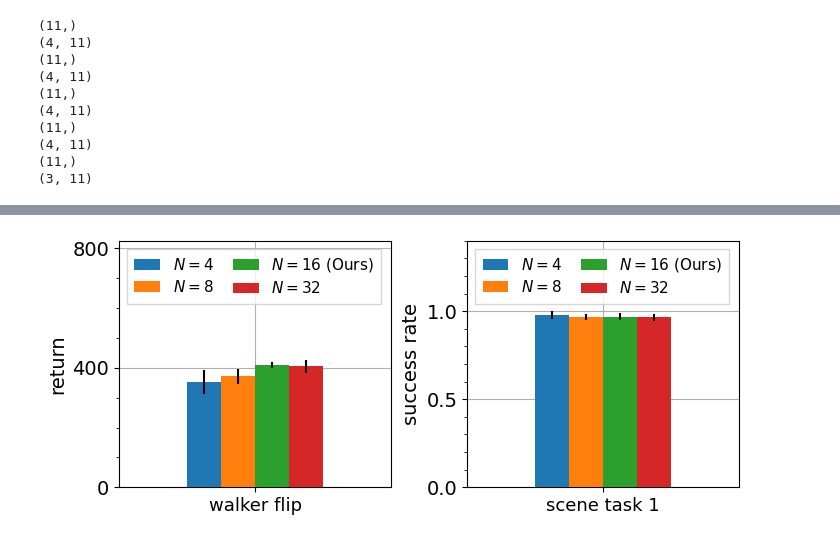
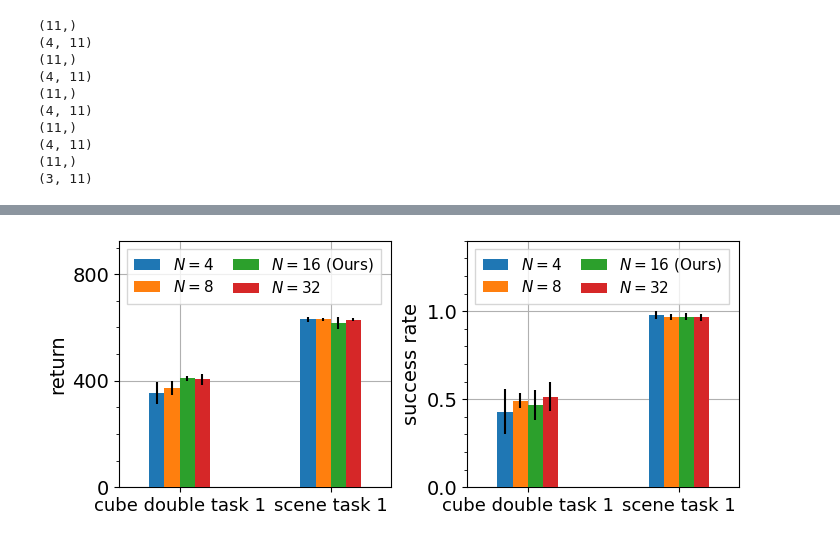
Before and after one commit to chongyi-zheng/ogbench, a Jupyter notebook: plot_scripts/hyperparameter_ablation_curve.ipynb, the cells around one changed output, grey strips where cells are left out. Drawn from its saved outputs; the diff is of its cells as text; code cells hidden in the pictures.

```diff
--- a/plot_scripts/hyperparameter_ablation_curve.ipynb
+++ b/plot_scripts/hyperparameter_ablation_curve.ipynb
@@ -353,20 +412,20 @@ plt.show()
 # %%
-# tasks = ['walker flip', 'quadruped jump', 'cube double task 1', 'scene task 1']
-tasks = ['walker flip', 'scene task 1']
+tasks = ['walker flip', 'quadruped jump', 'cube double task 1', 'scene task 1']
+# tasks = ['walker flip', 'scene task 1']
 
-num_flow_goals_4_mean = np.array([352.7175, 0.9800])
-num_flow_goals_4_std = np.array([40.9759, 0.0211])
-num_flow_goals_8_mean = np.array([372.2499, 0.9683])
-num_flow_goals_8_std = np.array([24.8461, 0.0184])
-num_flow_goals_16_mean = np.array([408.8778, 0.9700])
-num_flow_goals_16_std = np.array([10.3761, 0.0221])
-num_flow_goals_32_mean = np.array([405.1278, 0.9650])
-num_flow_goals_32_std = np.array([20.9662, 0.0184])
+num_flow_goals_4_mean = np.array([352.7175, 629.8878, 0.4300, 0.9800])
+num_flow_goals_4_std = np.array([40.9759, 8.2333, 0.1261, 0.0211])
+num_flow_goals_8_mean = np.array([372.2499, 630.1974, 0.4917, 0.9683])
+num_flow_goals_8_std = np.array([24.8461, 5.7754, 0.0437, 0.0184])
+num_flow_goals_16_mean = np.array([408.8778, 617.6067, 0.4683, 0.9700])
+num_flow_goals_16_std = np.array([10.3761, 23.2548, 0.0840, 0.0221])
+num_flow_goals_32_mean = np.array([405.1278, 628.6082, 0.5150, 0.9650])
+num_flow_goals_32_std = np.array([20.9662, 5.3355, 0.0808, 0.0184])
 
 fig, axes = plt.subplots(1, 2, figsize=(8, 3.2), gridspec_kw=dict(wspace=0.28, hspace=0.05))
 # fig, axes = plt.subplots(1, 1, figsize=(4.2, 3.2))
 
-x = np.arange(1)
+x = np.arange(2)
 width = 0.05
 
 ax = axes[0]
@@ -374,55 +433,55 @@ ax = axes[0]
 
 multiplier = 0.5
 capsize = 0
-ax.bar(x * multiplier - 1.5 * width, num_flow_goals_4_mean[0], yerr=num_flow_goals_4_std[0], width=width, label=r'$N = 4$', capsize=capsize, zorder=3)
-ax.bar(x * multiplier - 0.5 * width, num_flow_goals_8_mean[0], yerr=num_flow_goals_8_std[0], width=width, label=r'$N = 8$', capsize=capsize, zorder=3)
-ax.bar(x * multiplier + 0.5 * width, num_flow_goals_16_mean[0], yerr=num_flow_goals_16_std[0], width=width, label=r'$N = 16$ (Ours)', capsize=capsize, zorder=3)
-ax.bar(x * multiplier + 1.5 * width, num_flow_goals_32_mean[0], yerr=num_flow_goals_32_std[0], width=width, label=r'$N = 32$', capsize=capsize, zorder=3)
+ax.bar(x * multiplier - 1.5 * width, num_flow_goals_4_mean[:2], yerr=num_flow_goals_4_std[:2], width=width, label=r'$N = 4$', capsize=capsize, zorder=3)
+ax.bar(x * multiplier - 0.5 * width, num_flow_goals_8_mean[:2], yerr=num_flow_goals_8_std[:2], width=width, label=r'$N = 8$', capsize=capsize, zorder=3)
+ax.bar(x * multiplier + 0.5 * width, num_flow_goals_16_mean[:2], yerr=num_flow_goals_16_std[:2], width=width, label=r'$N = 16$ (Ours)', capsize=capsize, zorder=3)
+ax.bar(x * multiplier + 1.5 * width, num_flow_goals_32_mean[:2], yerr=num_flow_goals_32_std[:2], width=width, label=r'$N = 32$', capsize=capsize, zorder=3)
 # ax.yaxis.set_major_locator(MultipleLocator(200))
 ax.yaxis.set_minor_locator(MultipleLocator(100))
 eps = 0.2
-ax.set_xlim([-eps, (len([tasks[0]]) - 1) * multiplier + eps])
-ax.set_ylim([0.0, 825])
+ax.set_xlim([-eps, (len(tasks[:2]) - 1) * multiplier + eps])
+ax.set_ylim([0.0, 925])
 ax.legend(fontsize=11, loc='upper left', labelspacing=0.4, columnspacing=1.25,
           borderpad=0.5, handlelength=1.7, ncol=2, shadow=False, fancybox=False,)
 # ax.legend(bbox_to_anchor=(-0.08, -0.12),
 #     loc="upper left", labelspacing=1, columnspacing=1.8075, fancybox=False,
 #     shadow=False, fontsize=12.5, borderpad=0.35, handlelength=1.7, ncol=3)
-ax.set_xticks(x * multiplier, [tasks[0]], fontsize=13)
+ax.set_xticks(x * multiplier, tasks[2:], fontsize=13)
 ax.set_yticks([0.0, 400, 800])
 ax.tick_params(axis="y", labelsize=14)
 ax.set_ylabel('return', fontsize=14)
 # ax1.set_ylim([0.0, 1.025])
 # ax1.set_yticks([0.0, 0.5, 1.0])
 # ax1.set_ylabel('success rate', fontsize=14)
 ax.grid(zorder=0)
 
 ax = axes[1]
 
 multiplier = 0.5
 capsize = 0
-ax.bar(x * multiplier - 1.5 * width, num_flow_goals_4_mean[1], yerr=num_flow_goals_4_std[1], width=width, label=r'$N = 4$', capsize=capsize, zorder=3)
-ax.bar(x * multiplier - 0.5 * width, num_flow_goals_8_mean[1], yerr=num_flow_goals_8_std[1], width=width, label=r'$N = 8$', capsize=capsize, zorder=3)
-ax.bar(x * multiplier + 0.5 * width, num_flow_goals_16_mean[1], yerr=num_flow_goals_16_std[1], width=width, label=r'$N = 16$ (Ours)', capsize=capsize, zorder=3)
-ax.bar(x * multiplier + 1.5 * width, num_flow_goals_32_mean[1], yerr=num_flow_goals_32_std[1], width=width, label=r'$N = 32$', capsize=capsize, zorder=3)
+ax.bar(x * multiplier - 1.5 * width, num_flow_goals_4_mean[2:], yerr=num_flow_goals_4_std[2:], width=width, label=r'$N = 4$', capsize=capsize, zorder=3)
+ax.bar(x * multiplier - 0.5 * width, num_flow_goals_8_mean[2:], yerr=num_flow_goals_8_std[2:], width=width, label=r'$N = 8$', capsize=capsize, zorder=3)
+ax.bar(x * multiplier + 0.5 * width, num_flow_goals_16_mean[2:], yerr=num_flow_goals_16_std[2:], width=width, label=r'$N = 16$ (Ours)', capsize=capsize, zorder=3)
+ax.bar(x * multiplier + 1.5 * width, num_flow_goals_32_mean[2:], yerr=num_flow_goals_32_std[2:], width=width, label=r'$N = 32$', capsize=capsize, zorder=3)
 ax.yaxis.set_minor_locator(MultipleLocator(0.1))
 eps = 0.2
-ax.set_xlim([-eps, (len([tasks[1]]) - 1) * multiplier + eps])
+ax.set_xlim([-eps, (len(tasks[2:]) - 1) * multiplier + eps])
 ax.set_ylim([0.0, 1.4])
 ax.legend(fontsize=11, loc='upper left', labelspacing=0.4, columnspacing=1.25,
           borderpad=0.5, handlelength=1.7, ncol=2, shadow=False, fancybox=False,)
-ax.set_xticks(x * multiplier, [tasks[1]], fontsize=13)
+ax.set_xticks(x * multiplier, tasks[2:], fontsize=13)
 ax.set_yticks([0.0, 0.5, 1.0])
 ax.tick_params(axis="y", labelsize=14)
 ax.set_ylabel('success rate', fontsize=14)
 ax.grid(zorder=0)
 
 fig.tight_layout(rect=(-0.02, -0.0456, 1.015, 1.04))  # rect = (left, bottom, right, top), default: (0, 0, 1, 1)
 fig.subplots_adjust(wspace=0.23)
 filepath = "/u/cz8792/research/ogbench/plot_scripts/figures/hyperparam_ablation_num_flow_goals.pdf"
 # fig.savefig(filepath, dpi=150, bbox_inches="tight")
 fig.savefig(filepath, dpi=300)
 plt.show()
 # %% [output]
-[figure, old version]
+[figure, new version]
 # %%
```
Also changed, not shown: parts of 7 cells of this notebook, 9 other files.
